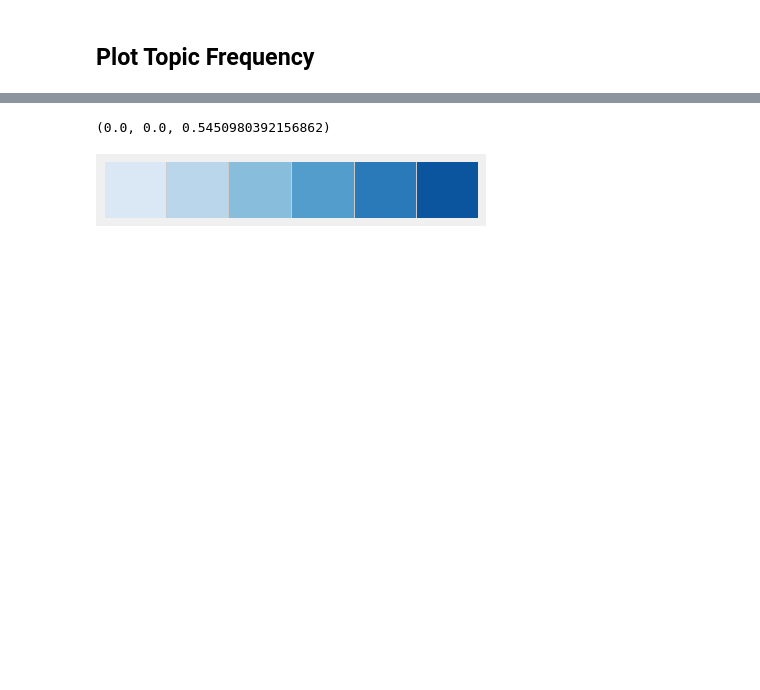
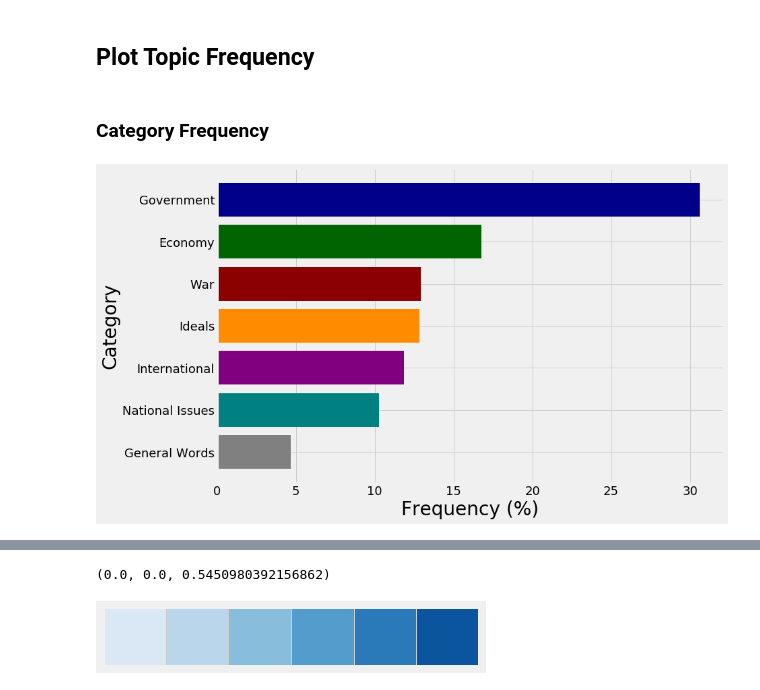
Before and after one commit to kevscon/Project-4, a Jupyter notebook: topic_modeling.ipynb, the cells around one changed output, grey strips where cells are left out. Drawn from its saved outputs; the diff is of its cells as text; code cells hidden in the pictures; blank space fills up the shorter version.

```diff
--- a/topic_modeling.ipynb
+++ b/topic_modeling.ipynb
@@ -159,9 +165,9 @@ category_dict = {
     10: 'Government',
     11: 'Economy',
     12: 'Economy',
-    13: 'Latin America',
+    13: 'International',
     14: 'War',
-    15: 'Global',
+    15: 'International',
     16: 'Ideals',
     17: 'Government',
     18: 'Ideals',
@@ -188,0 +189,8 @@ topic_df.head()
+# %%
+# create category dataframe
+cat_df = topic_df.copy()
+# use categories for column labels
+cat_df.columns = category_dict.values()
+# sum rows by column name
+cat_df = cat_df.groupby(cat_df.columns, axis=1).sum()
+cat_df.head()
@@ -207,2 +206,28 @@ num_tops = topic_df.shape[1]
 # %% [markdown]
 ## Plot Topic Frequency
+# %%
+# dictionary to map cats to color
+cat_colors = {
+    'Government': 'darkblue',
+    'Economy': 'darkgreen',
+    'War': 'darkred',
+    'Ideals': 'darkorange',
+    'International': 'purple',
+    'National Issues': 'teal',
+    'General Words': 'grey'
+}
+# %% [markdown]
+### Category Frequency
+# %%
+x = cat_df.mean().sort_values().index
+y = cat_df.mean().sort_values()
+color_list = [cat_colors[cat] for cat in cat_df.mean().sort_values().index]
+
+fig, ax = plt.subplots(figsize=(12, 8))
+ax.barh(x, y, color=color_list)
+ax.set_yticks(range(len(x)))
+ax.set_yticklabels(x)
+ax.set_ylabel('Category')
+ax.set_xlabel('Frequency (%)');
+# %% [output]
+[figure, added]
```
Also changed, not shown: parts of 55 cells of this notebook, 1 other file.
